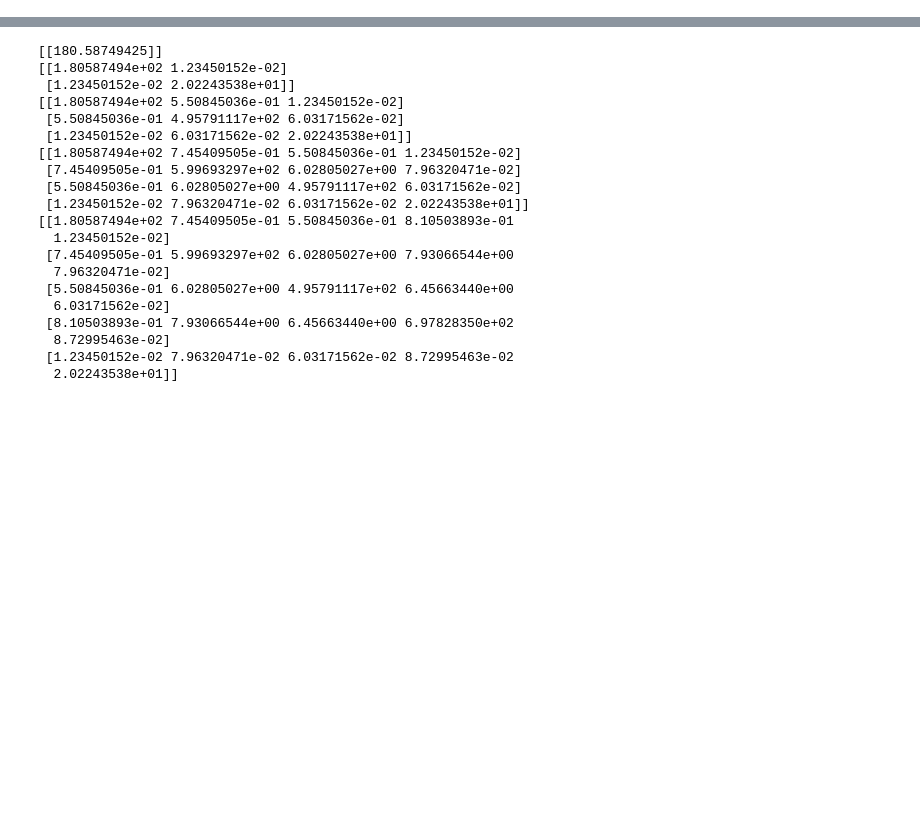
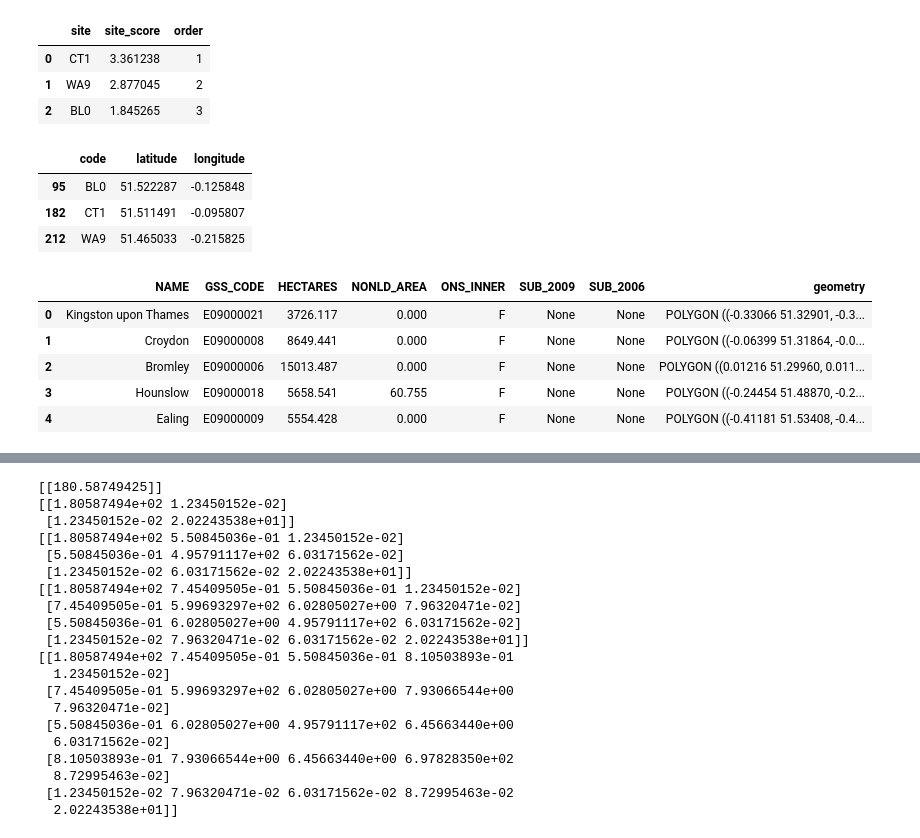
Before and after one commit to bikeclub51/london-aq, a Jupyter notebook: code/optimization/krause.ipynb, the cells around one changed output, grey strips where cells are left out. Cells and saved outputs as stored; diff of their text form; code cells hidden in the pictures; blank space fills up the shorter version.

```diff
--- a/code/optimization/krause.ipynb
+++ b/code/optimization/krause.ipynb
@@ -203,0 +143,7 @@ U_df.head()
+# %%
+A_df
+# %% [output]
+|  | site | site_score | order |
+| 0 | CT1 | 3.361238 | 1 |
+| 1 | WA9 | 2.877045 | 2 |
+| 2 | BL0 | 1.845265 | 3 |
@@ -203,0 +155,20 @@ U_df.head()
+# %%
+plot_df
+# %% [output]
+|  | code | latitude | longitude |
+| 95 | BL0 | 51.522287 | -0.125848 |
+| 182 | CT1 | 51.511491 | -0.095807 |
+| 212 | WA9 | 51.465033 | -0.215825 |
+# %%
+map_filepath = "../../data/statistical-gis-boundaries-london/ESRI/London_Borough_Excluding_MHW.shp"
+# map_filepath = "../../data/statistical-gis-boundaries-london/ESRI/London_Ward_CityMerged.shp"
+map_df = gpd.read_file(map_filepath)
+map_df = map_df.to_crs("EPSG:4326")
+map_df.head()
+# %% [output]
+|  | NAME | GSS_CODE | HECTARES | NONLD_AREA | ONS_INNER | SUB_2009 | SUB_2006 | geometry |
+| 0 | Kingston upon Thames | E09000021 | 3726.117 | 0.000 | F | None | None | POLYGON ((-0.33066 51.32901, -0.3... |
+| 1 | Croydon | E09000008 | 8649.441 | 0.000 | F | None | None | POLYGON ((-0.06399 51.31864, -0.0... |
+| 2 | Bromley | E09000006 | 15013.487 | 0.000 | F | None | None | POLYGON ((0.01216 51.29960, 0.011... |
+| 3 | Hounslow | E09000018 | 5658.541 | 60.755 | F | None | None | POLYGON ((-0.24454 51.48870, -0.2... |
+| 4 | Ealing | E09000009 | 5554.428 | 0.000 | F | None | None | POLYGON ((-0.41181 51.53408, -0.4... |
```
Also changed, not shown: parts of 28 cells of this notebook, 1 other file.
